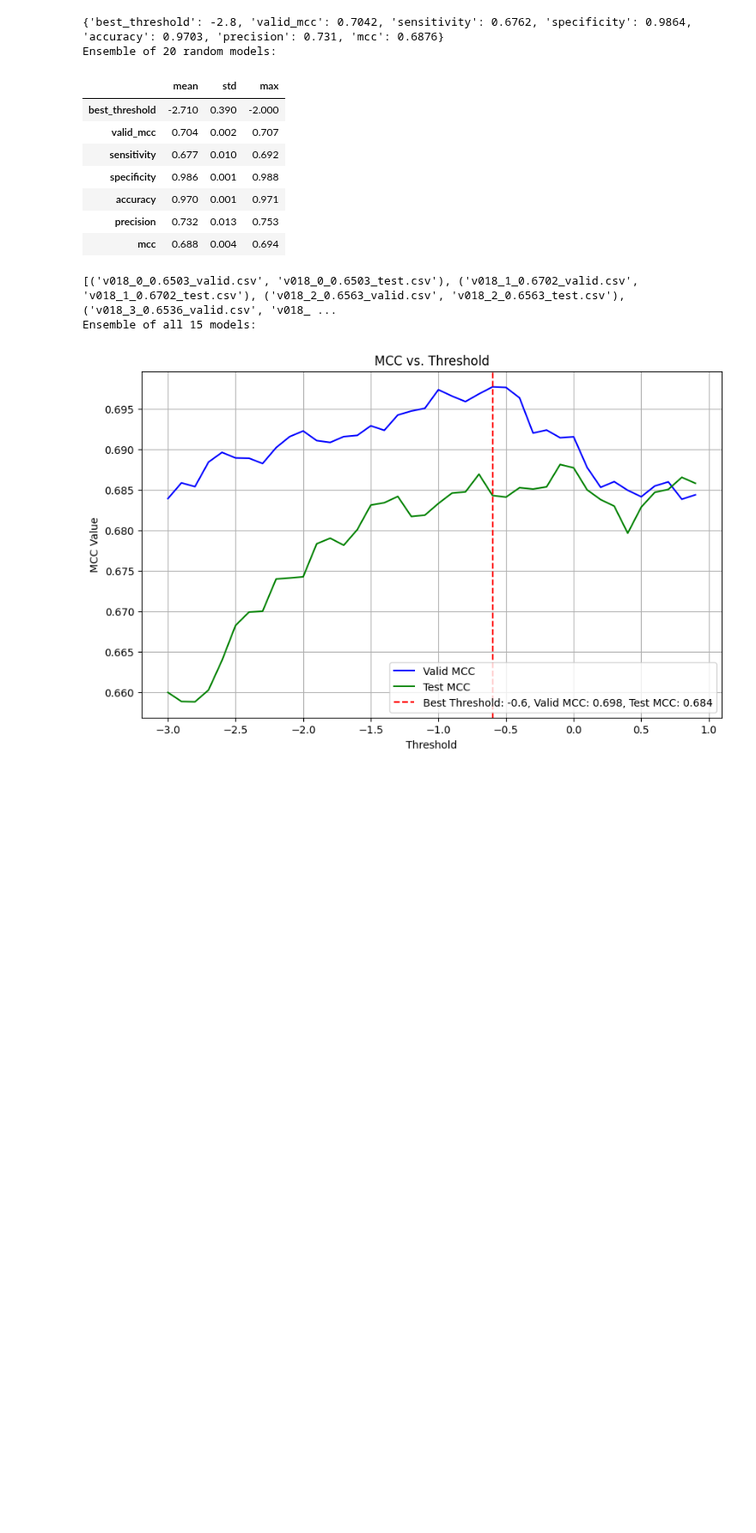
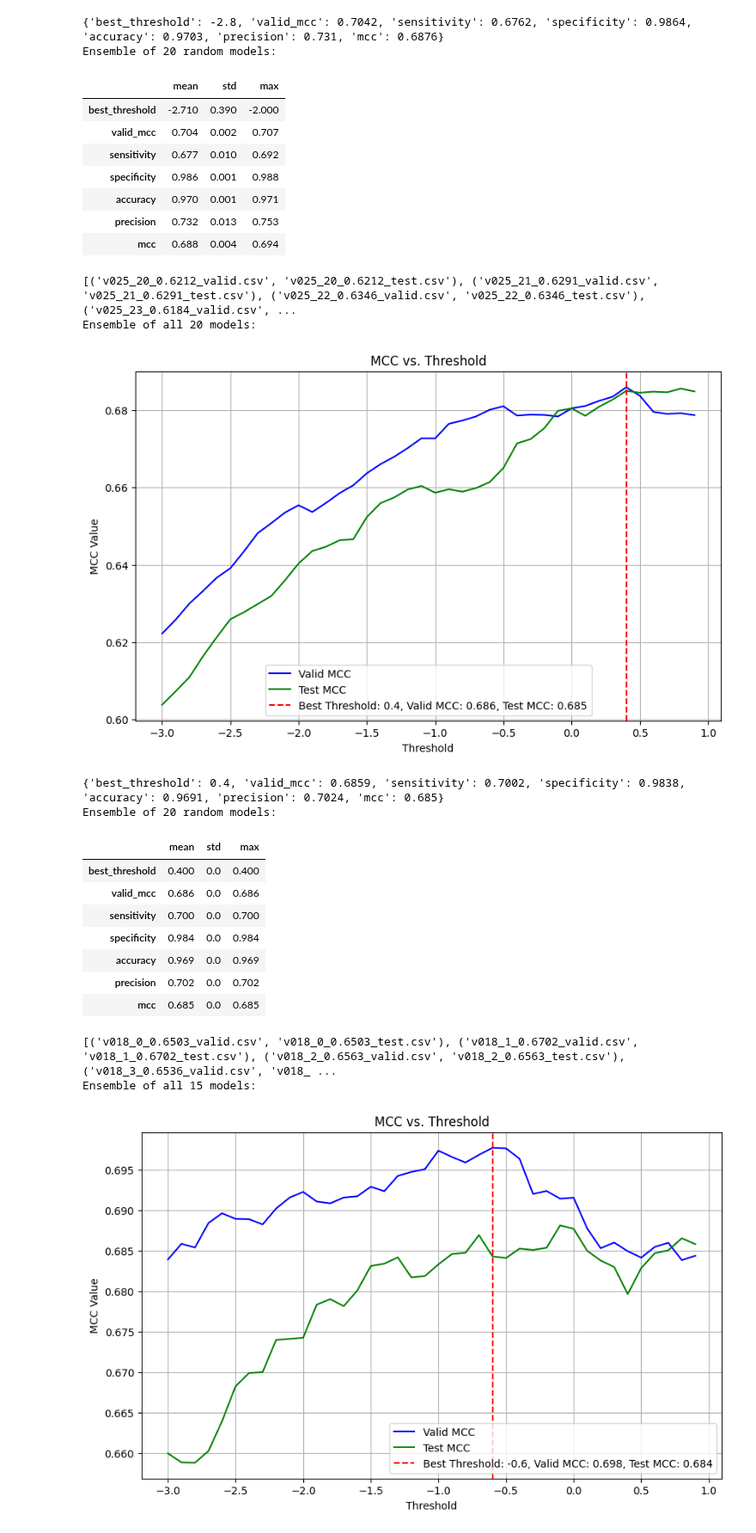
Before and after one commit to dlwocks31/atpbind, a Jupyter notebook: rus/mean_ensemble_csv.ipynb, the cells around one changed output. Shown at 86% size. Drawn from its saved outputs; the diff is of its cells as text; code cells hidden in the pictures; blank space fills up the shorter version.

```diff
--- a/rus/mean_ensemble_csv.ipynb
+++ b/rus/mean_ensemble_csv.ipynb
@@ -154,6 +154,22 @@ Ensemble of 20 random models:
 | accuracy | 0.970 | 0.001 | 0.971 |
 | precision | 0.732 | 0.013 | 0.753 |
 | mcc | 0.688 | 0.004 | 0.694 |
+# %%
+summarize_prefix(['v025'], n=20, plot=True, start=-3, end=1, step=0.1, seed_start=0, seed_end=40)
+# %% [output]
+[('v025_20_0.6212_valid.csv', 'v025_20_0.6212_test.csv'), ('v025_21_0.6291_valid.csv', 'v025_21_0.6291_test.csv'), ('v025_22_0.6346_valid.csv', 'v025_22_0.6346_test.csv'), ('v025_23_0.6184_valid.csv', ...
+Ensemble of all 20 models:
+[figure, added]
+{'best_threshold': 0.4, 'valid_mcc': 0.6859, 'sensitivity': 0.7002, 'specificity': 0.9838, 'accuracy': 0.9691, 'precision': 0.7024, 'mcc': 0.685}
+Ensemble of 20 random models:
+|  | mean | std | max |
+| best_threshold | 0.400 | 0.0 | 0.400 |
+| valid_mcc | 0.686 | 0.0 | 0.686 |
+| sensitivity | 0.700 | 0.0 | 0.700 |
+| specificity | 0.984 | 0.0 | 0.984 |
+| accuracy | 0.969 | 0.0 | 0.969 |
+| precision | 0.702 | 0.0 | 0.702 |
+| mcc | 0.685 | 0.0 | 0.685 |
 # %%
 summarize_prefix(['v018'], n=10, plot=True, start=-3, end=1, step=0.1, seed_start=0, seed_end=40)
 # %% [output]
```
Also changed, not shown: 7 other files.
